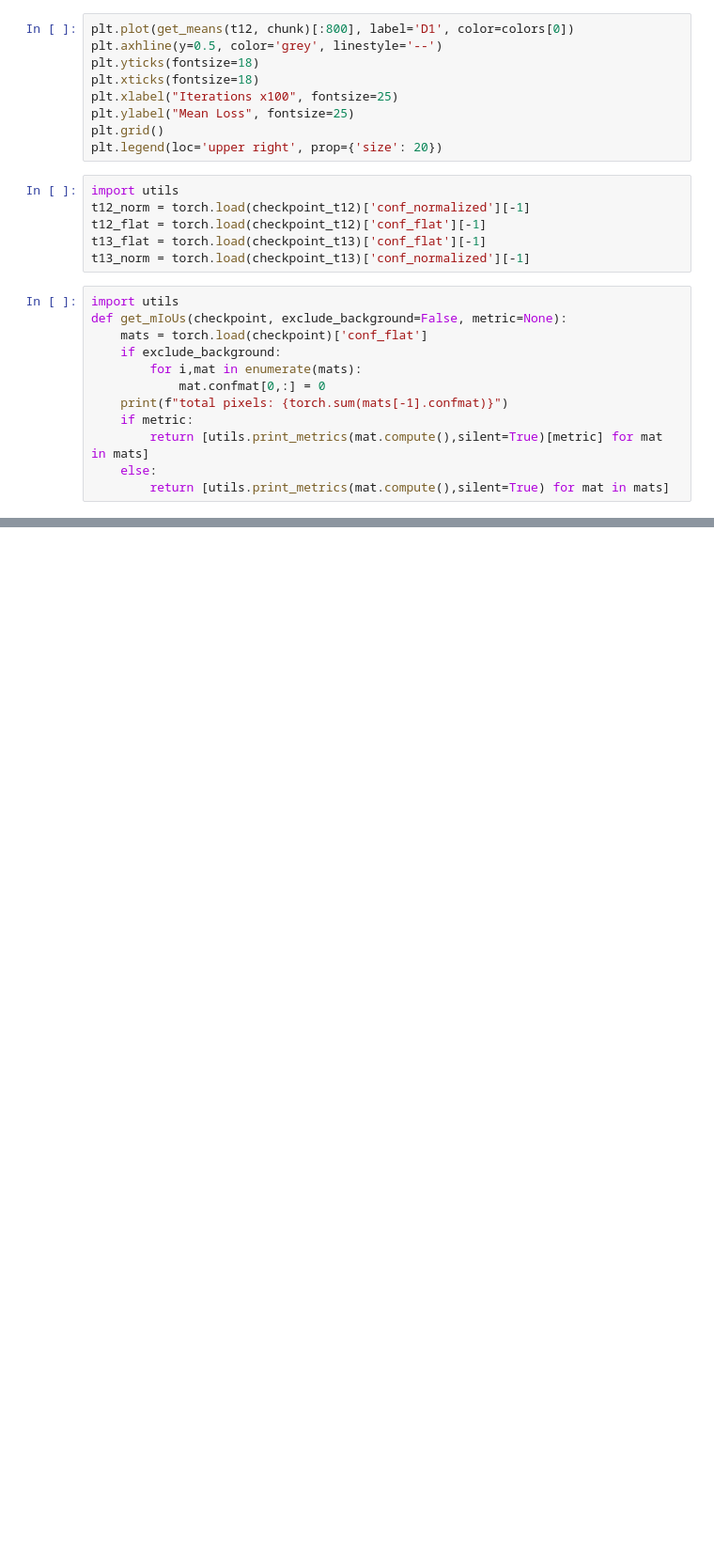
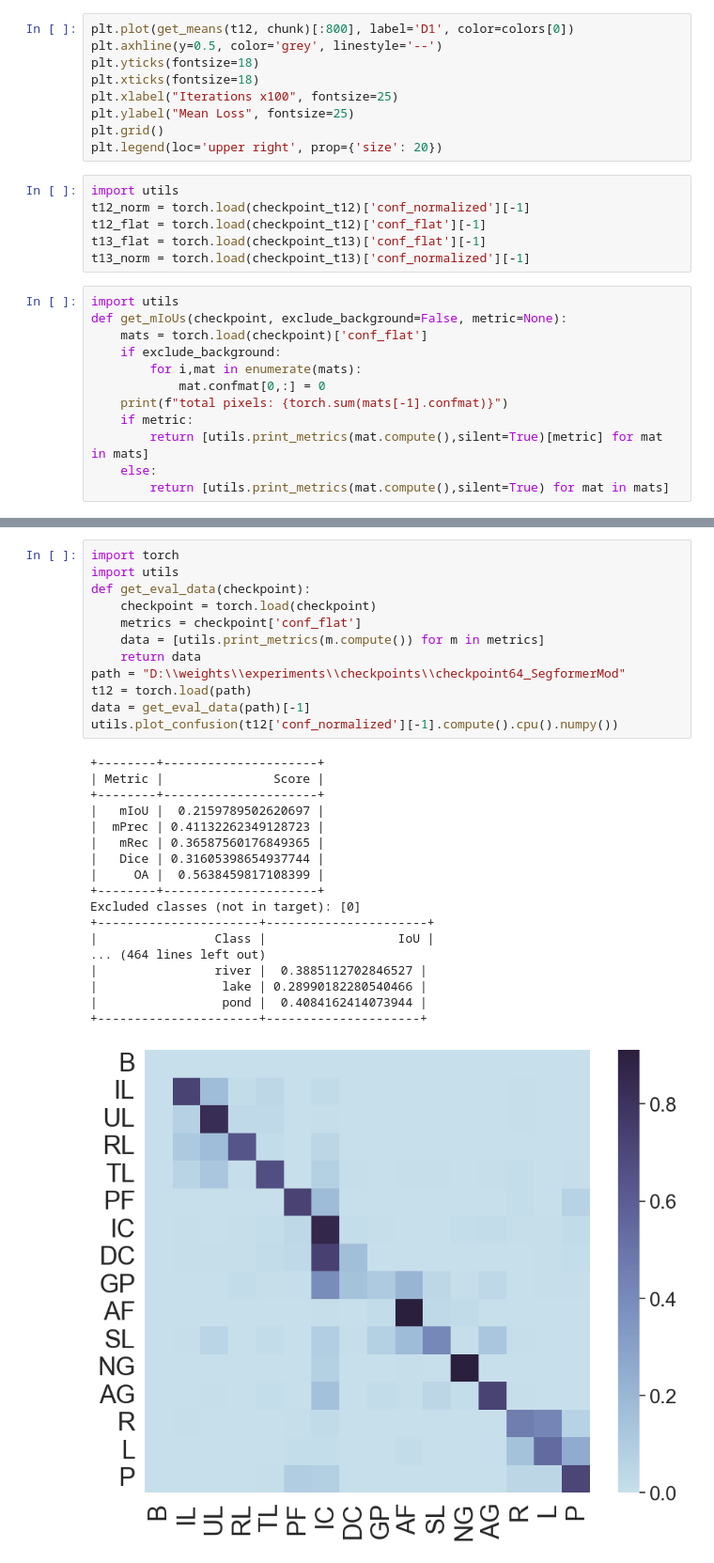
Before and after one commit to theElandor/CVCS, a Jupyter notebook: source/scripts/lab_plotting.ipynb, the cells around one changed output, grey strips where cells are left out. Shown at 94% size. Saved outputs shown, nothing was run; the diff lists cells and outputs as text; blank space fills up the shorter version.

```diff
--- a/source/scripts/lab_plotting.ipynb
+++ b/source/scripts/lab_plotting.ipynb
@@ -152,0 +141,31 @@ total pixels: 481689600
+# %%
+import torch
+import utils
+def get_eval_data(checkpoint):
+	checkpoint = torch.load(checkpoint)
+	metrics = checkpoint['conf_flat']
+	data = [utils.print_metrics(m.compute()) for m in metrics]
+	return data
+path = "D:\\weights\\experiments\\checkpoints\\checkpoint64_SegformerMod"
+t12 = torch.load(path)
+data = get_eval_data(path)[-1]
+utils.plot_confusion(t12['conf_normalized'][-1].compute().cpu().numpy())
+# %% [output]
++--------+---------------------+
+| Metric |               Score |
++--------+---------------------+
+|   mIoU |  0.2159789502620697 |
+|  mPrec | 0.41132262349128723 |
+|   mRec | 0.36587560176849365 |
+|   Dice | 0.31605398654937744 |
+|     OA |  0.5638459817108399 |
++--------+---------------------+
+Excluded classes (not in target): [0]
++----------------------+----------------------+
+|                Class |                  IoU |
+... (464 lines left out)
+|                river |  0.3885112702846527 |
+|                 lake | 0.28990182280540466 |
+|                 pond |  0.4084162414073944 |
++----------------------+---------------------+
+[figure, added]
```
Also changed, not shown: parts of 5 cells of this notebook, 18 other files.
